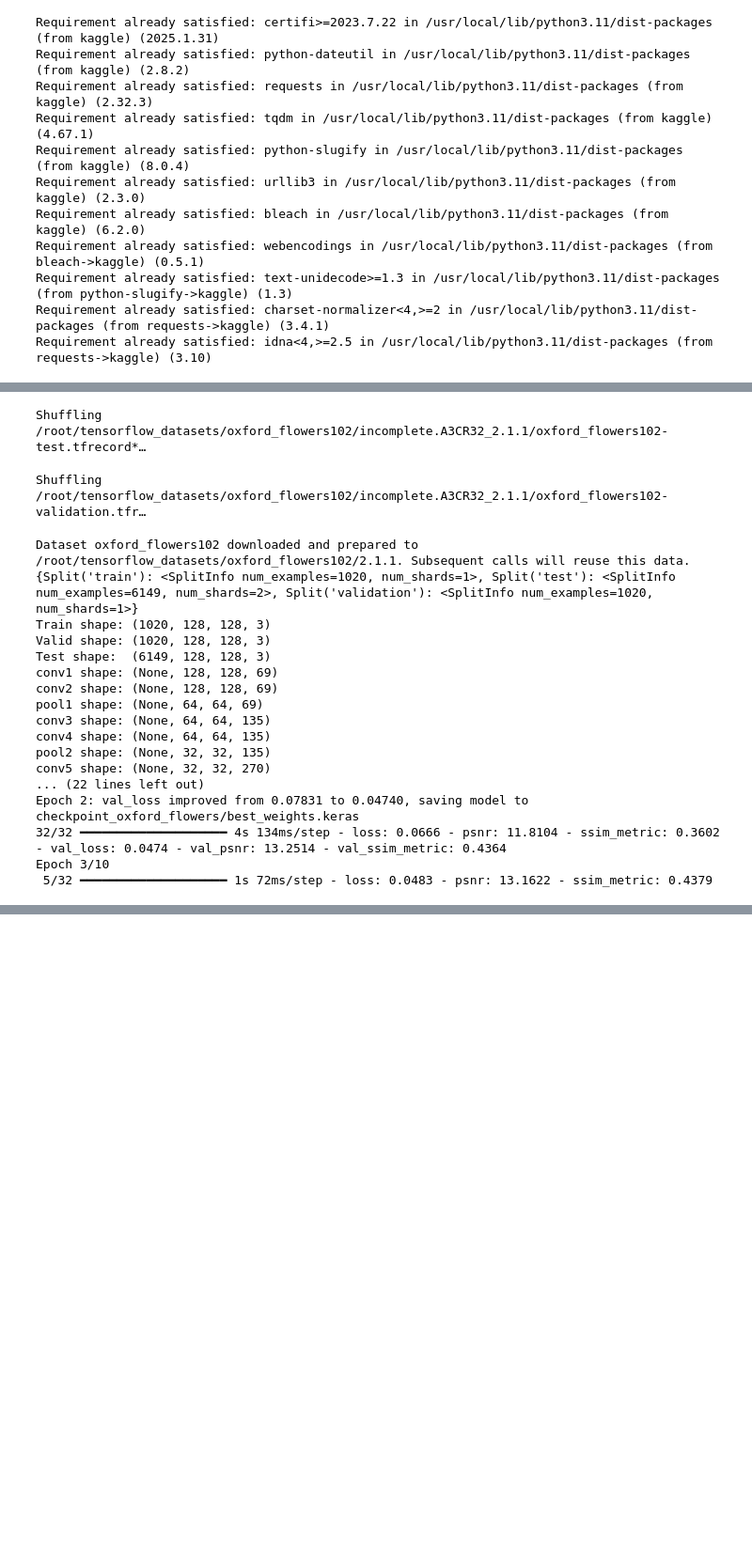
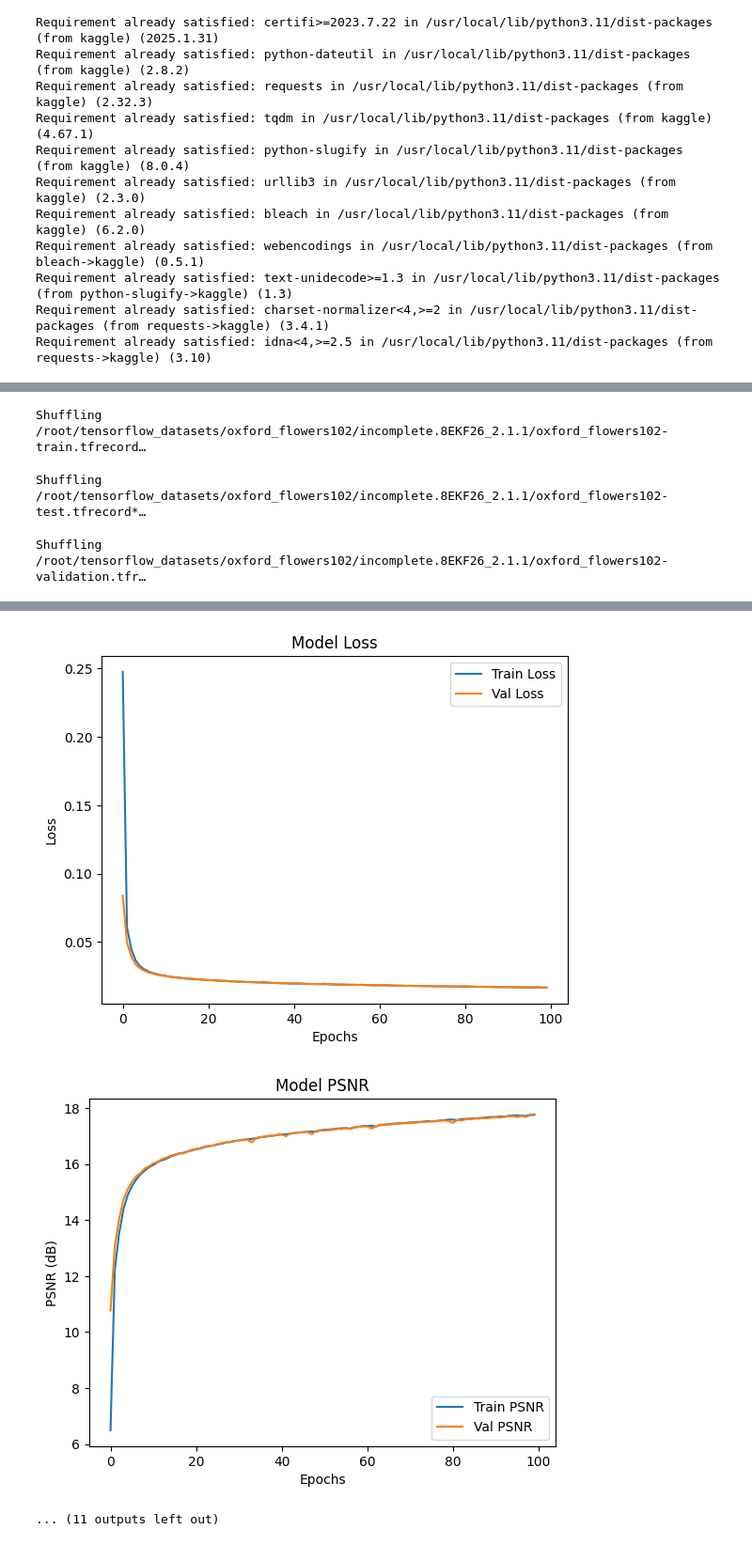
Before and after one commit to shineamor/SP-colab-notebooks, a Jupyter notebook: qcnn_denoising.ipynb, the cells around one changed output, grey strips where cells are left out. Shown at 94% size. Cells and saved outputs as stored; diff of their text form; code cells hidden in the pictures; blank space fills up the shorter version.

```diff
--- a/qcnn_denoising.ipynb
+++ b/qcnn_denoising.ipynb
@@ -61,7 +63,4 @@ Requirement already satisfied: googleapis-common-protos<2,>=1.56.4 in /usr/local
 # %%
-# qcnn_denoising:
-# TensorFlow version: 2.17.0
-
 import tensorflow as tf
 import tensorflow_datasets as tfds
 import tensorflow.keras as keras
@@ -75,9 +74,9 @@ from tensorflow.keras.models import Sequential, Model
 from tensorflow.keras.layers import Conv2D, AveragePooling2D, UpSampling2D, Reshape, Flatten, Input, Add, Multiply, GlobalAveragePooling2D, GlobalMaxPooling2D, Concatenate, Lambda
 from tensorflow.keras.optimizers import Adam
 from tensorflow.keras.callbacks import ModelCheckpoint, EarlyStopping
-import tensorflow as tf
-import tensorflow_datasets as tfds
+import time
 
+#Load Oxford Flowers dataset
 dataset, info = tfds.load(
     "oxford_flowers102",
     with_info=True,
@@ -85,6 +84,7 @@ dataset, info = tfds.load(
 )
 print(info.splits)
 
+#Function to covert TF Dataset to NumPy arrays
 def ds_to_numpy(dataset):
     images, labels = [], []
     for img, lbl in dataset:
@@ -92,17 +92,14 @@ def ds_to_numpy(dataset):
         labels.append(lbl.numpy())
     return np.array(images), np.array(labels)
 
+#Preprocessing function: Resize & Normalize images
 def preprocess(image, label):
-    # Resize to 128×128
-    image = tf.image.resize(image, [128, 128])
-    # Convert [0,255] → [0,1]
-    image = tf.cast(image, tf.float32) / 255.0
-    # Then [0,1] → [-1,1]
-    image = (image * 2.0) - 1.0
+    image = tf.image.resize(image, [128, 128]) # Resize to 128×128
+    image = tf.cast(image, tf.float32) / 255.0 # Normalize [0,1]
+    image = (image * 2.0) - 1.0  # Convert to [-1,1]
     return image, label
 
-#Salt & Pepper, Gaussian Noises
-# Function to add noise to images
+# Function to add noise to images (Salt & Pepper, Gaussian)
 def add_noise(images, noise_factor=0.2, salt_pepper_amount=0.1):
     noisy_images = []
     for img in images:
@@ -118,12 +115,21 @@ def add_noise(images, noise_factor=0.2, salt_pepper_amount=0.1):
     return np.array(noisy_images)
 
 def PSNR(y_true, y_pred):
-    max_pixel = 1.0  # Since the images are normalized to the range [-1, 1]
+    max_pixel = 1.0  # Since images are normalized to [-1,1]
     return 10.0 * K.log((max_pixel ** 2) / (K.mean(K.square(y_pred - y_true)))) / K.log(10.0)
 
 def ssim_metric(y_true, y_pred):
     return tf.reduce_mean(tf.image.ssim(y_true, y_pred, max_val=2.0))
 
+# Define the Spatial Attention Module (SAM)
+def spatial_attention(input_feature):
+    avg_pool = Lambda(lambda x: tf.reduce_mean(x, axis=-1, keepdims=True))(input_feature)
+    max_pool = Lambda(lambda x: tf.reduce_max(x, axis=-1, keepdims=True))(input_feature)
+    concat = Concatenate(axis=-1)([avg_pool, max_pool])
+    attention = Conv2D(1, kernel_size=7, padding='same', activation='sigmoid')(concat)
+    return Multiply()([input_feature, attention])
+
+# Load dataset splits
 splits, info = tfds.load(
     'oxford_flowers102',
     split=['train','test','validation'],
@@ -132,11 +138,12 @@ splits, info = tfds.load(
 )
 train_ds, test_ds, val_ds = splits
 
-# Apply to each split
+# Apply preprocessing to dataset
 train_ds = train_ds.map(preprocess, num_parallel_calls=tf.data.AUTOTUNE)
 test_ds  = test_ds.map(preprocess, num_parallel_calls=tf.data.AUTOTUNE)
 val_ds   = val_ds.map(preprocess, num_parallel_calls=tf.data.AUTOTUNE)
 
+# Convert dataset to NumPy arrays
 (x_train, _), (x_valid, _), (x_test, _) = (
     ds_to_numpy(train_ds),
     ds_to_numpy(val_ds),
@@ -148,14 +155,16 @@ val_ds   = val_ds.map(preprocess, num_parallel_calls=tf.data.AUTOTUNE)
 (x_test, y_test)   = ds_to_numpy(test_ds)
 (x_valid, y_valid) = ds_to_numpy(val_ds)
 
-print("Train shape:", x_train.shape)  # e.g. (1020, 128, 128, 3)
-print("Valid shape:", x_valid.shape)  # e.g. (1020, 128, 128, 3)
-print("Test shape: ", x_test.shape)   # e.g. (6149, 128, 128, 3)
+print("Train shape:", x_train.shape)
+print("Valid shape:", x_valid.shape)
+print("Test shape: ", x_test.shape)
 
+# Model Configuration
 encoding_size = 90
 perturbation_max = 40
 image_shape = (128,128,3)
 
+# Define Model Architecture
 model_input = Input(shape=image_shape)
 
 # Encoder
@@ -221,11 +230,15 @@ if not os.path.exists(checkpoint_dir):
 checkpoint = ModelCheckpoint('checkpoint_oxford_flowers/best_weights.keras', monitor='val_loss', save_best_only=True, verbose=1)
 early_stop = EarlyStopping(monitor='val_loss', patience=20, verbose=1)
 
+# Generate noisy data
 x_train_noisy = add_noise(x_train)
 x_valid_noisy = add_noise(x_valid)
 
+# Start runtime tracking
+start_time = time.time()
+
 #start training
-epochs = 10
+epochs = 100
 batch_size = 32
 history = autoencoder.fit(
     x_train_noisy, x_train,
@@ -234,6 +247,10 @@ history = autoencoder.fit(
     validation_data=(x_valid_noisy, x_valid),
     callbacks=[checkpoint, early_stop]
 )
+
+# Stop runtime tracking
+elapsed_time = time.time() - start_time
+print(f"\n🚀 Training Completed in {int(elapsed_time // 60)} min {int(elapsed_time % 60)} sec")
 
 history_dict = history.history
 num_epochs = len(history_dict['loss'])
@@ -344,19 +361,3 @@ Shuffling /root/tensorflow_datasets/oxford_flowers102/incomplete.A3CR32_2.1.1/ox
-Shuffling /root/tensorflow_datasets/oxford_flowers102/incomplete.A3CR32_2.1.1/oxford_flowers102-test.tfrecord*…
+Shuffling /root/tensorflow_datasets/oxford_flowers102/incomplete.8EKF26_2.1.1/oxford_flowers102-train.tfrecord…
-Shuffling /root/tensorflow_datasets/oxford_flowers102/incomplete.A3CR32_2.1.1/oxford_flowers102-validation.tfr…
+Shuffling /root/tensorflow_datasets/oxford_flowers102/incomplete.8EKF26_2.1.1/oxford_flowers102-test.tfrecord*…
-Dataset oxford_flowers102 downloaded and prepared to /root/tensorflow_datasets/oxford_flowers102/2.1.1. Subsequent calls will reuse this data.
-{Split('train'): <SplitInfo num_examples=1020, num_shards=1>, Split('test'): <SplitInfo num_examples=6149, num_shards=2>, Split('validation'): <SplitInfo num_examples=1020, num_shards=1>}
-Train shape: (1020, 128, 128, 3)
-Valid shape: (1020, 128, 128, 3)
-Test shape:  (6149, 128, 128, 3)
-conv1 shape: (None, 128, 128, 69)
-conv2 shape: (None, 128, 128, 69)
-pool1 shape: (None, 64, 64, 69)
-conv3 shape: (None, 64, 64, 135)
-conv4 shape: (None, 64, 64, 135)
-pool2 shape: (None, 32, 32, 135)
-conv5 shape: (None, 32, 32, 270)
-... (22 lines left out)
-Epoch 2: val_loss improved from 0.07831 to 0.04740, saving model to checkpoint_oxford_flowers/best_weights.keras
-32/32 ━━━━━━━━━━━━━━━━━━━━ 4s 134ms/step - loss: 0.0666 - psnr: 11.8104 - ssim_metric: 0.3602 - val_loss: 0.0474 - val_psnr: 13.2514 - val_ssim_metric: 0.4364
-Epoch 3/10
- 5/32 ━━━━━━━━━━━━━━━━━━━━ 1s 72ms/step - loss: 0.0483 - psnr: 13.1622 - ssim_metric: 0.4379
+Shuffling /root/tensorflow_datasets/oxford_flowers102/incomplete.8EKF26_2.1.1/oxford_flowers102-validation.tfr…
@@ -363,0 +384,3 @@ KeyboardInterrupt:
+[figure, added]
+[figure, added]
+... (11 outputs left out)
```
Also changed, not shown: parts of 4 cells of this notebook.
